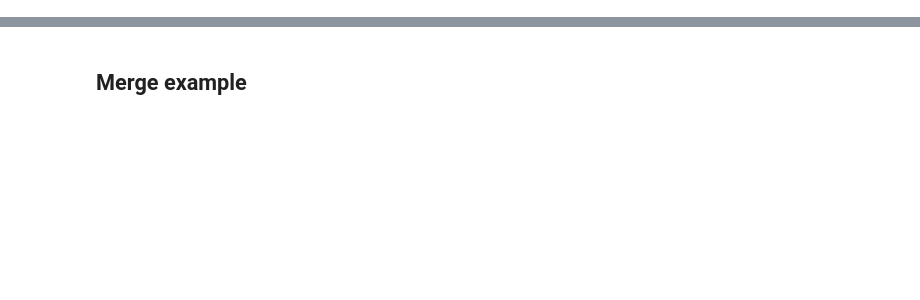
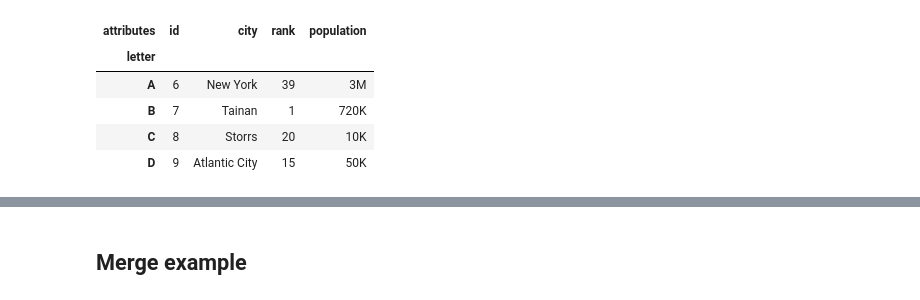
Before and after one commit to udothemath/000017_myIpynb_pythonPrac, a Jupyter notebook: 101617_someUsefulTips.ipynb, the cells around one changed output, grey strips where cells are left out. Cells and saved outputs as stored; diff of their text form; code cells hidden in the pictures; blank space fills up the shorter version.

```diff
--- a/101617_someUsefulTips.ipynb
+++ b/101617_someUsefulTips.ipynb
@@ -0,0 +1,22 @@
+# %%
+import pandas as pd
+
+raw_data = {
+    'id' : [6,7,8,9],
+    'city' : ['New York', 'Tainan', 'Storrs', 'Atlantic City'],
+    'rank' : ['39', '1', '20', '15'],
+    'population' : ['3M', '720K', '10K', '50K']
+}
+
+df_city_info = pd.DataFrame(raw_data,
+                            index = pd.Index(['A', 'B', 'C', 'D'], name='letter'),
+                            columns = pd.Index(['id', 'city', 'rank', 'population'], name='attributes'))
+
+df_city_info
+# %% [output]
+| attributes | id | city | rank | population |
+| letter |  |  |  |  |
+| A | 6 | New York | 39 | 3M |
+| B | 7 | Tainan | 1 | 720K |
+| C | 8 | Storrs | 20 | 10K |
+| D | 9 | Atlantic City | 15 | 50K |
```
Also changed, not shown: parts of 22 cells of this notebook, 1 other file.
